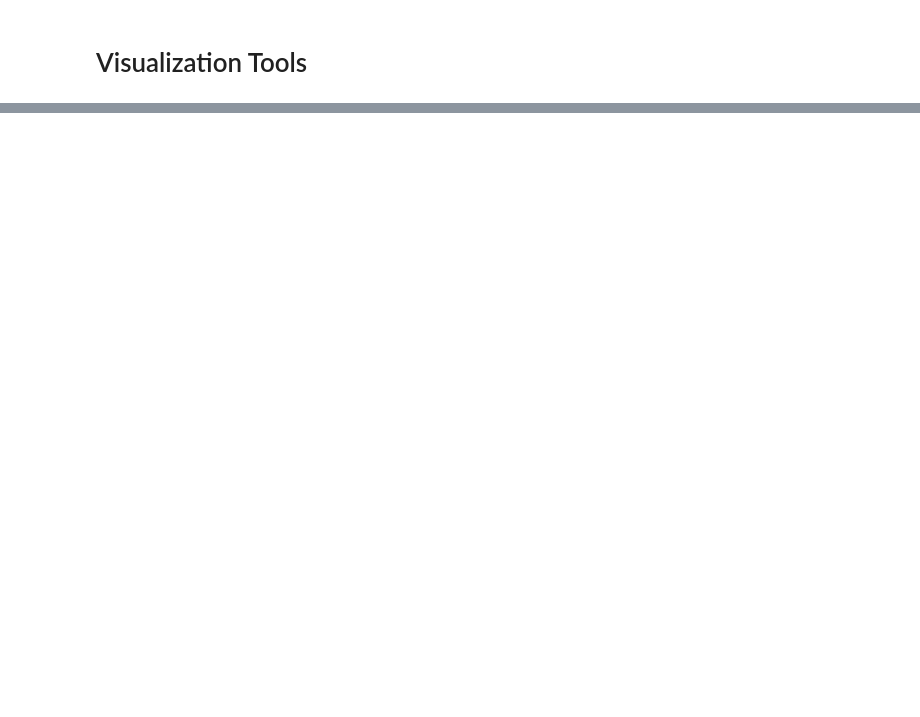
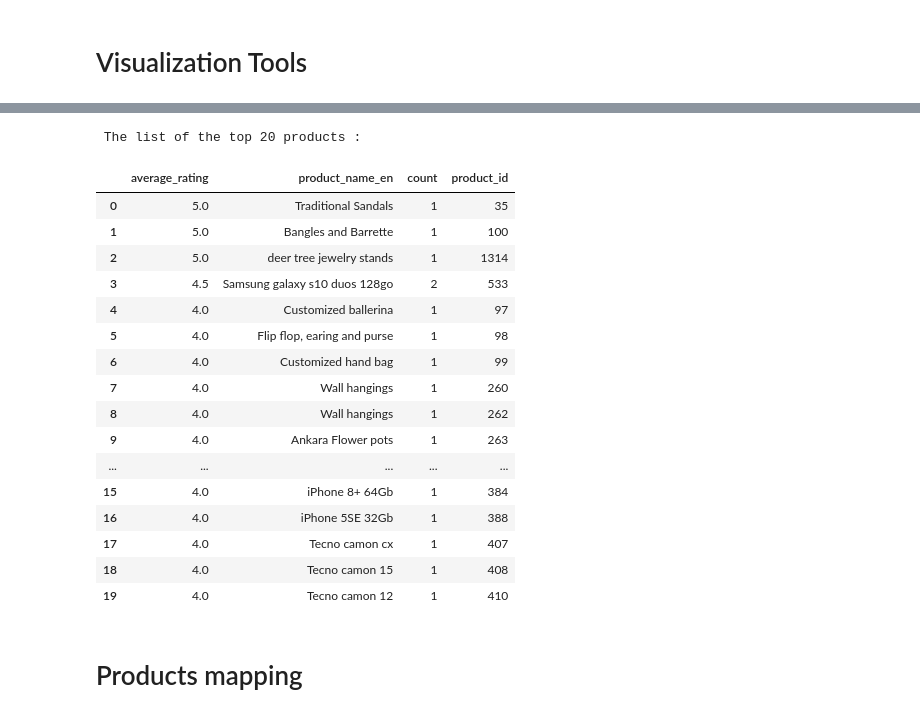
Before and after one commit to philippengani/shoppy, a Jupyter notebook: shoppy_data_science.ipynb, the cells around one changed output, grey strips where cells are left out. Cells and saved outputs as stored; diff of their text form; code cells hidden in the pictures; blank space fills up the shorter version.

```diff
--- a/shoppy_data_science.ipynb
+++ b/shoppy_data_science.ipynb
@@ -116,0 +175,5 @@ plotly.__version__
+# %%
+# Compute the average rating value and the count for each products
+from pyspark.sql import functions as F
+
+grouped_prod_df = products_df.groupBy('reference_id').agg(F.count(products_df.rating_value).alias("count"), F.mean(products_df.rating_value).alias("average_rating"))
@@ -116,0 +193,5 @@ plotly.__version__
+# %%
+# Get the grouped product df with the name of the products
+
+grouped_prod_names = grouped_prod_df.join(shoppy_products_df,grouped_prod_df['reference_id'] == shoppy_products_df['product_id'])
+grouped_prod_names.show(10)
@@ -116,0 +214,6 @@ plotly.__version__
+# %%
+# Get select the required fields from the above table
+grouped_prod_names = grouped_prod_names.select("average_rating", "product_name_en", "count", "product_id").sort('average_rating', ascending = False )
+
+print(" The top 10 most popular products")
+grouped_prod_names.show(10)
@@ -116,0 +237,24 @@ plotly.__version__
+# %%
+import plotly.express as px
+import plotly.graph_objects as go
+
+grouped_prod_names_pd =grouped_prod_names.toPandas()
+
+# Get the 20 products with the largest rating
+
+grouped_prod_names_pd = grouped_prod_names_pd.nlargest(20, 'average_rating')
+
+'''
+fig = px.bar(grouped_prod_names_pd, x='product_id', y='average_rating')
+fig.show()
+'''
+
+# Use textposition='auto' for direct text
+grouped_prod_names_pd['product_id'] = grouped_prod_names_pd['product_id'].astype(str)
+fig = go.Figure(data=[go.Bar(
+            x=grouped_prod_names_pd.product_id, y=grouped_prod_names_pd.average_rating,
+            text=grouped_prod_names_pd.product_name_en,
+            textposition='auto',
+        )])
+
+fig.show()
@@ -116,0 +263,24 @@ plotly.__version__
+# %%
+print(" The list of the top 20 products :")
+grouped_prod_names_pd
+# %% [output]
+ The list of the top 20 products :
+|  | average_rating | product_name_en | count | product_id |
+| 0 | 5.0 | Traditional Sandals | 1 | 35 |
+| 1 | 5.0 | Bangles and Barrette | 1 | 100 |
+| 2 | 5.0 | deer tree jewelry stands | 1 | 1314 |
+| 3 | 4.5 | Samsung galaxy s10 duos 128go | 2 | 533 |
+| 4 | 4.0 | Customized ballerina | 1 | 97 |
+| 5 | 4.0 | Flip flop, earing and purse | 1 | 98 |
+| 6 | 4.0 | Customized hand bag | 1 | 99 |
+| 7 | 4.0 | Wall hangings | 1 | 260 |
+| 8 | 4.0 | Wall hangings | 1 | 262 |
+| 9 | 4.0 | Ankara Flower pots | 1 | 263 |
+| ... | ... | ... | ... | ... |
+| 15 | 4.0 | iPhone 8+ 64Gb | 1 | 384 |
+| 16 | 4.0 | iPhone 5SE 32Gb | 1 | 388 |
+| 17 | 4.0 | Tecno camon cx | 1 | 407 |
+| 18 | 4.0 | Tecno camon 15 | 1 | 408 |
+| 19 | 4.0 | Tecno camon 12 | 1 | 410 |
+# %% [markdown]
+# Products mapping
```
Also changed, not shown: parts of 19 cells of this notebook.
